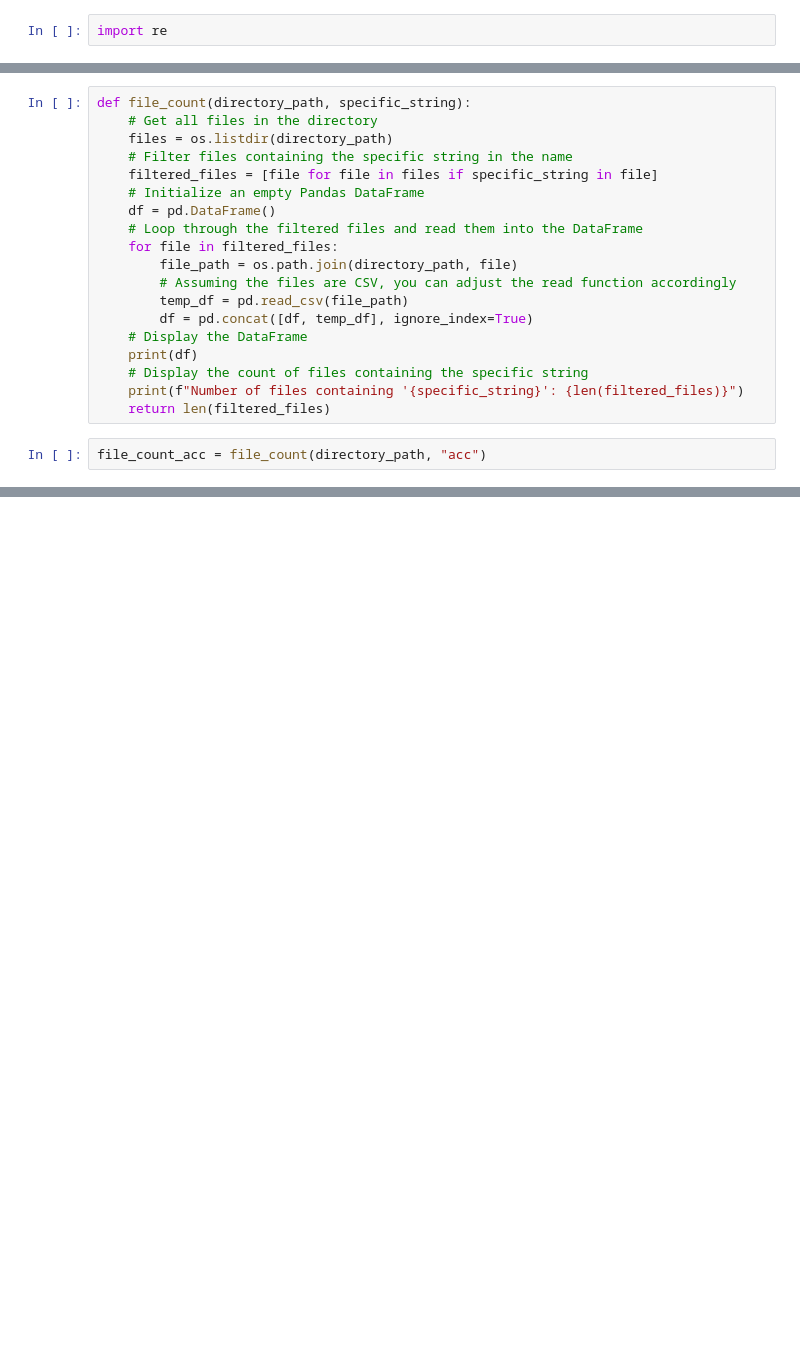
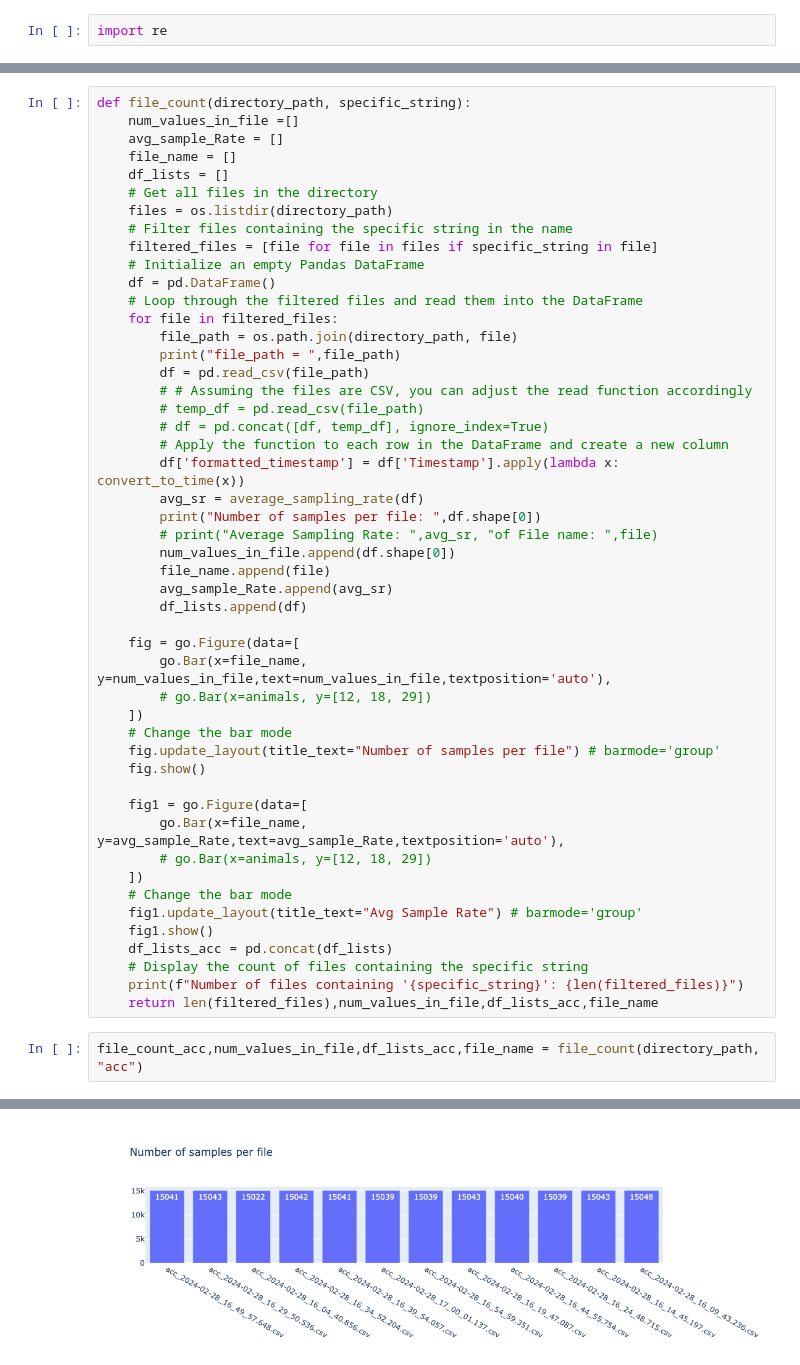
Before and after one commit to wearablebiosensing/SmartWatch-DataCollection-system, a Jupyter notebook: DataAnalysis/QualityAssurance_App_Testing.ipynb, the cells around one changed output, grey strips where cells are left out. Cells and saved outputs as stored; diff of their text form; blank space fills up the shorter version.

```diff
--- a/DataAnalysis/QualityAssurance_App_Testing.ipynb
+++ b/DataAnalysis/QualityAssurance_App_Testing.ipynb
@@ -30,5 +91,9 @@ directory_path = "/Users/shehjarsadhu/Desktop/UniversityOfRhodeIsland/Graduate/W
 # %%
 def file_count(directory_path, specific_string):
+    num_values_in_file =[]
+    avg_sample_Rate = []
+    file_name = []
+    df_lists = []
     # Get all files in the directory
     files = os.listdir(directory_path)
     # Filter files containing the specific string in the name
@@ -38,14 +103,40 @@ def file_count(directory_path, specific_string):
     # Loop through the filtered files and read them into the DataFrame
     for file in filtered_files:
         file_path = os.path.join(directory_path, file)
-        # Assuming the files are CSV, you can adjust the read function accordingly
-        temp_df = pd.read_csv(file_path)
-        df = pd.concat([df, temp_df], ignore_index=True)
-    # Display the DataFrame
-    print(df)
+        print("file_path = ",file_path)
+        df = pd.read_csv(file_path)
+        # # Assuming the files are CSV, you can adjust the read function accordingly
+        # temp_df = pd.read_csv(file_path)
+        # df = pd.concat([df, temp_df], ignore_index=True)
+        # Apply the function to each row in the DataFrame and create a new column
+        df['formatted_timestamp'] = df['Timestamp'].apply(lambda x: convert_to_time(x))
+        avg_sr = average_sampling_rate(df)
+        print("Number of samples per file: ",df.shape[0])
+        # print("Average Sampling Rate: ",avg_sr, "of File name: ",file)
+        num_values_in_file.append(df.shape[0])
+        file_name.append(file)
+        avg_sample_Rate.append(avg_sr)
+        df_lists.append(df)
+
+    fig = go.Figure(data=[
+        go.Bar(x=file_name, y=num_values_in_file,text=num_values_in_file,textposition='auto'),
+        # go.Bar(x=animals, y=[12, 18, 29])
+    ])
+    # Change the bar mode
+    fig.update_layout(title_text="Number of samples per file") # barmode='group'
+    fig.show()
+
+    fig1 = go.Figure(data=[
+        go.Bar(x=file_name, y=avg_sample_Rate,text=avg_sample_Rate,textposition='auto'),
+        # go.Bar(x=animals, y=[12, 18, 29])
+    ])
+    # Change the bar mode
+    fig1.update_layout(title_text="Avg Sample Rate") # barmode='group'
+    fig1.show()
+    df_lists_acc = pd.concat(df_lists)
     # Display the count of files containing the specific string
     print(f"Number of files containing '{specific_string}': {len(filtered_files)}")
-    return len(filtered_files)
+    return len(filtered_files),num_values_in_file,df_lists_acc,file_name
 # %%
-file_count_acc = file_count(directory_path, "acc")
+file_count_acc,num_values_in_file,df_lists_acc,file_name = file_count(directory_path, "acc")
 # %% [output]
@@ -66,0 +160 @@ Number of files containing 'acc': 13
+[figure, added]
```
Also changed, not shown: parts of 18 cells of this notebook, 3 other files.
